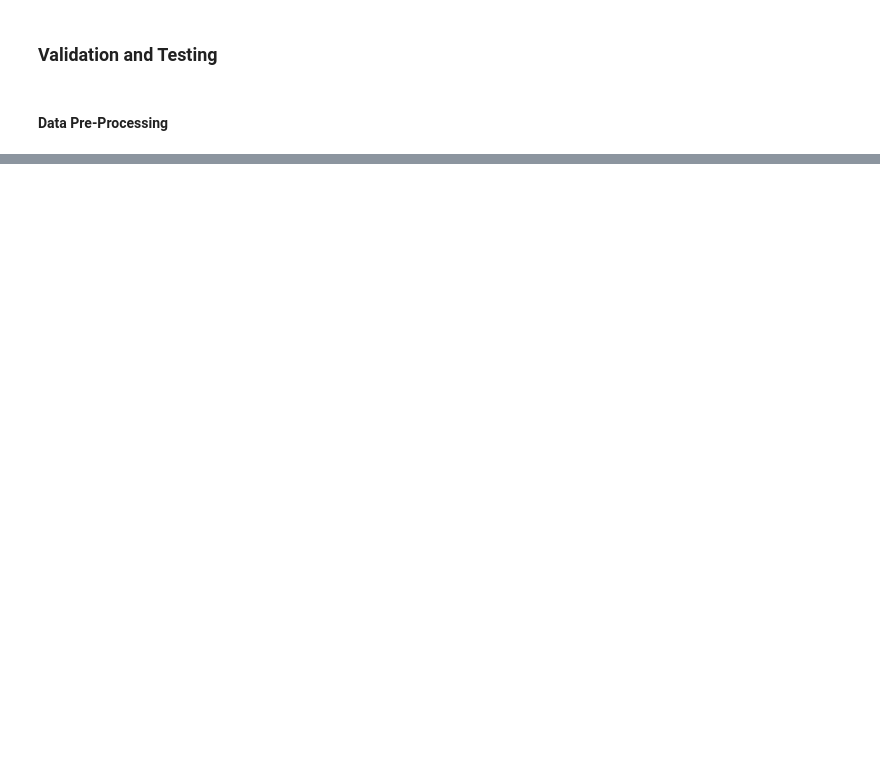
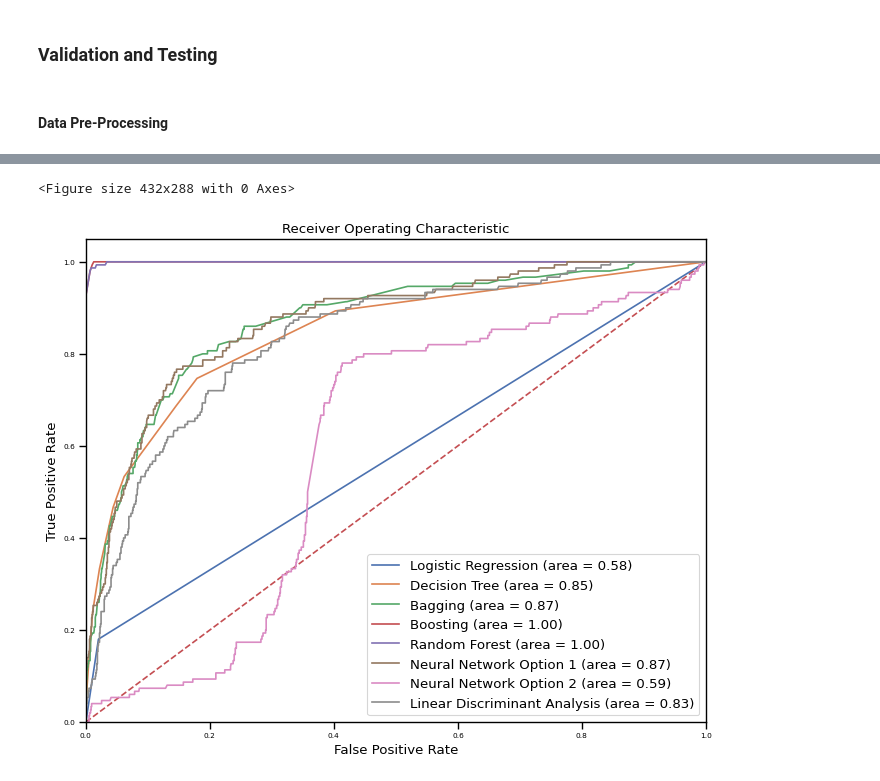
Before and after one commit to katie-hu/Bank_Marketing, a Jupyter notebook: Team 4 Final Project.ipynb, the cells around one changed output, grey strips where cells are left out. Cells and saved outputs as stored; diff of their text form; code cells hidden in the pictures; blank space fills up the shorter version.

```diff
--- a/Team 4 Final Project.ipynb
+++ b/Team 4 Final Project.ipynb
@@ -1079,0 +1423,79 @@ logit_reg_rebal_predictors = best_variables
+# %%
+#Logistic Regression
+probs_logit_reg_test = logit_reg_test.predict_proba(test_X_norm)
+preds_logit_reg_test = probs_logit_reg_test[:,1]
+
+# Decision Tree
+probs_dTree_test = dTree_test.predict_proba(test_X_norm)
+preds_dTree_test = probs_dTree_test[:,1]
+
+#Bagging
+probs_bagging_test = bagging_test.predict_proba(test_X_norm)
+preds_bagging_test = probs_bagging_test[:,1]
+
+#Boosting
+probs_adaboost_test = adaboost_test.predict_proba(test_X_norm)
+preds_adaboost_test = probs_adaboost_test[:,1]
+
+# Random Forest
+probs_rf_test = rf_test.predict_proba(test_X_norm)
+preds_rf_test = probs_rf_test[:,1]
+
+# Neural Net Option 1
+probs_neuralNet_test = gridSearch_test.predict_proba(test_X_norm)
+preds_neuralNet_test = probs_neuralNet_test[:,1]
+
+# Neural Net Option 2
+probs_neuralNet2_test = neuralNet2_test.predict_proba(test_X_norm)
+preds_neuralNet2_test = probs_neuralNet2_test[:,1]
+
+# LDA
+probs_LDA_test = LDA_test.predict_proba(test_X_norm)
+preds_LDA_test = probs_LDA_test[:,1]
+
+
+fpr1, tpr1, threshold1 = roc_curve(test_y, logit_reg_test.predict(test_X_norm))
+fpr2, tpr2, threshold2 = metrics.roc_curve(test_y, preds_dTree_test)
+fpr3, tpr3, threshold3 = metrics.roc_curve(test_y, preds_bagging_test)
+fpr4, tpr4, threshold4 = metrics.roc_curve(test_y, preds_adaboost_test)
+fpr5, tpr5, threshold5 = metrics.roc_curve(test_y, preds_rf_test)
+fpr6, tpr6, threshold6 = metrics.roc_curve(test_y, preds_neuralNet_test)
+fpr7, tpr7, threshold7 = metrics.roc_curve(test_y, preds_neuralNet2_test)
+fpr8, tpr8, threshold8 = metrics.roc_curve(test_y, preds_LDA_test)
+
+
+logit_reg_roc_auc = metrics.auc(fpr1, tpr1)
+dTree_roc_auc = metrics.auc(fpr2, tpr2)
+bagging_roc_auc = metrics.auc(fpr3, tpr3)
+adaboost_roc_auc = metrics.auc(fpr4, tpr4)
+rf_roc_auc = metrics.auc(fpr5, tpr5)
+neuralNet_roc_auc = metrics.auc(fpr6, tpr6)
+neuralNet2_roc_auc = metrics.auc(fpr7, tpr7)
+LDA_roc_auc = metrics.auc(fpr8, tpr8)
+
+plt.figure()
+figure(figsize=(10, 8), dpi=80)
+plt.plot([0, 1], [0, 1],'r--')
+
+
+plt.plot(fpr1, tpr1, label='Logistic Regression (area = %0.2f)' % logit_reg_roc_auc)
+plt.plot(fpr2, tpr2, label = 'Decision Tree (area = %0.2f)' % dTree_roc_auc)
+plt.plot(fpr3, tpr3, label = 'Bagging (area = %0.2f)' % bagging_roc_auc)
+plt.plot(fpr4, tpr4, label = 'Boosting (area = %0.2f)' % adaboost_roc_auc)
+plt.plot(fpr5, tpr5, label = 'Random Forest (area = %0.2f)' % rf_roc_auc)
+plt.plot(fpr6, tpr6, label = 'Neural Network Option 1 (area = %0.2f)' % neuralNet_roc_auc)
+plt.plot(fpr7, tpr7, label = 'Neural Network Option 2 (area = %0.2f)' % neuralNet2_roc_auc)
+plt.plot(fpr8, tpr8, label = 'Linear Discriminant Analysis (area = %0.2f)' % LDA_roc_auc)
+
+
+plt.xlim([0.0, 1.0])
+plt.ylim([0.0, 1.05])
+plt.xlabel('False Positive Rate')
+plt.ylabel('True Positive Rate')
+plt.title('Receiver Operating Characteristic')
+plt.legend(loc="lower right")
+plt.savefig('Log_ROC')
+plt.show()
+# %% [output]
+<Figure size 432x288 with 0 Axes>
+[figure, added]
```
Also changed, not shown: parts of 66 cells of this notebook, 1 other file.
